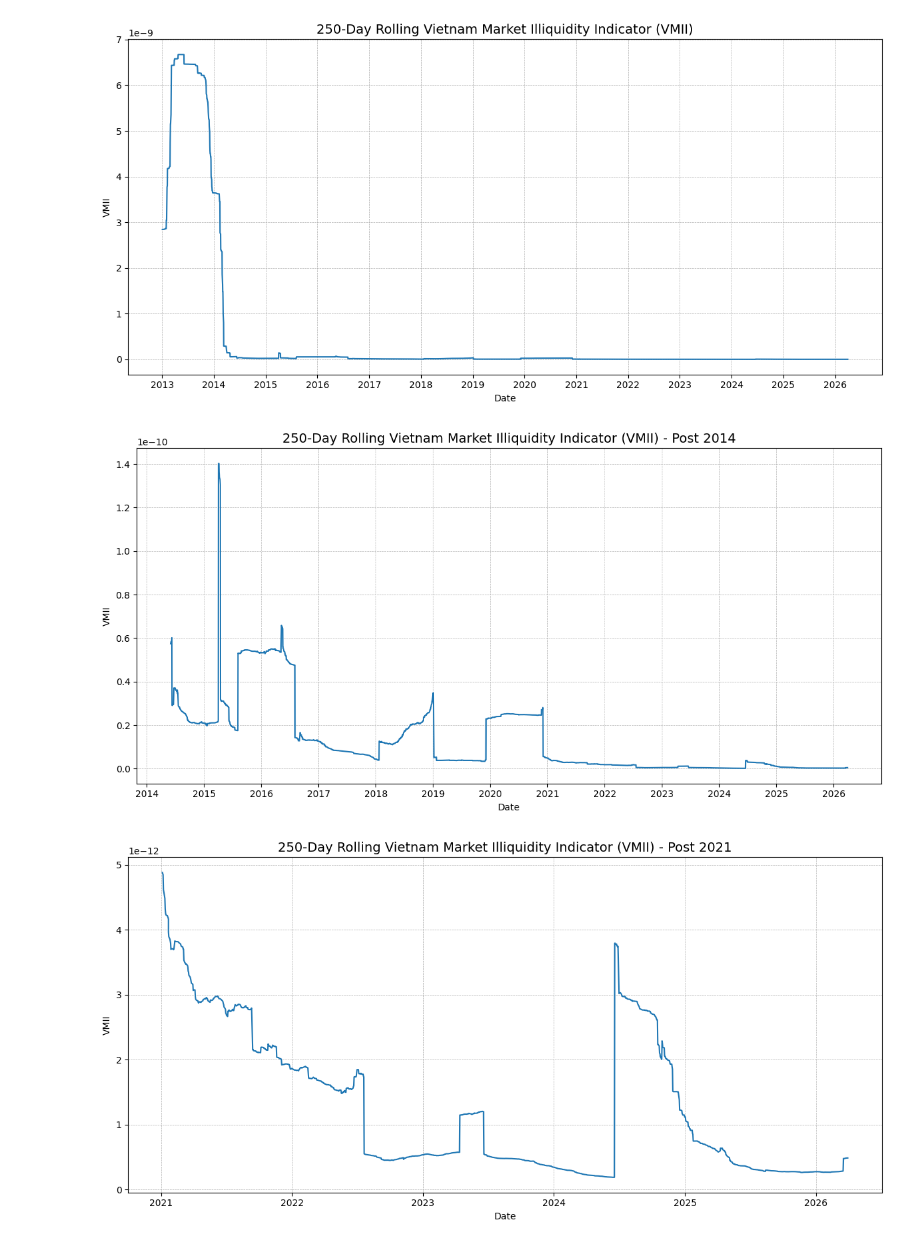
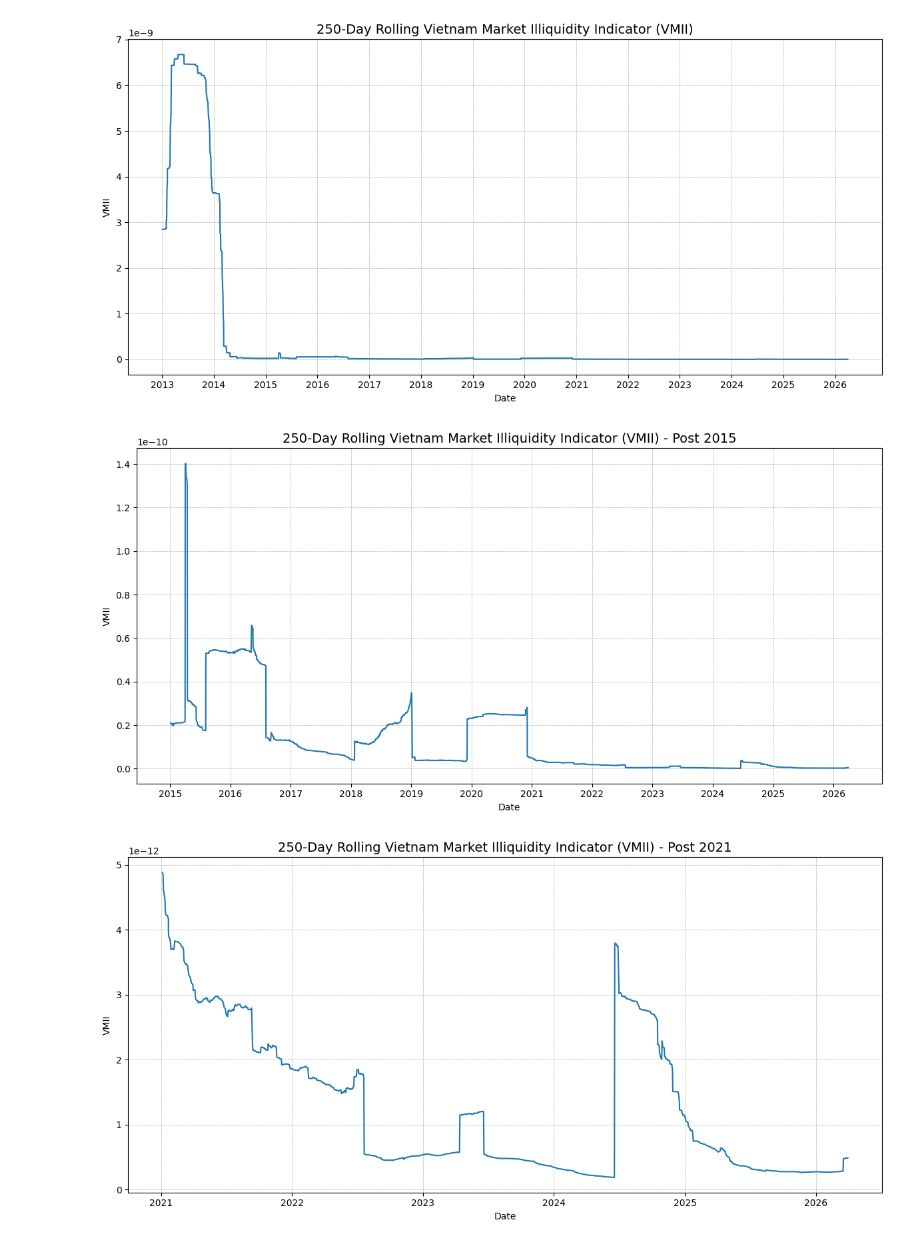
Before and after one commit to SebastianoDenegri/vietnam-systemic-risk-index, a Jupyter notebook: A_Systemic_Risk_Framework_for_the_Vietnamese_Market_a_Composite_Risk_Index_and_Financial_Stress_Prediction.ipynb, the cells around one changed output. Cells and saved outputs as stored; diff of their text form; code cells hidden in the pictures.

```diff
--- a/A_Systemic_Risk_Framework_for_the_Vietnamese_Market_a_Composite_Risk_Index_and_Financial_Stress_Prediction.ipynb
+++ b/A_Systemic_Risk_Framework_for_the_Vietnamese_Market_a_Composite_Risk_Index_and_Financial_Stress_Prediction.ipynb
@@ -1224,18 +1271,18 @@ plt.show()
 [figure]
 # %%
 fig, ax1 = plt.subplots(figsize=(12, 6))
-plt.plot(vmii.loc['2014-06-01':])
-plt.title('250-Day Rolling Vietnam Market Illiquidity Indicator (VMII) - Post 2014', fontsize=14)
+plt.plot(vmii.loc['2015-01-01':])
+plt.title('250-Day Rolling Vietnam Market Illiquidity Indicator (VMII) - Post 2015', fontsize=14)
 plt.xlabel('Date')
 plt.ylabel('VMII')
 plt.grid(True, linestyle='--', linewidth=.5)
 ax = plt.gca()
 ax.xaxis.set_major_locator(mdates.YearLocator(1))
 ax.xaxis.set_major_formatter(mdates.DateFormatter('%Y'))
 plt.tight_layout()
 plt.show()
 # %% [output]
-[figure, old version]
+[figure, new version]
 # %%
 fig, ax1 = plt.subplots(figsize=(12, 6))
 plt.plot(vmii.loc['2021-01-01':])
```
Also changed, not shown: parts of 15 cells of this notebook.
